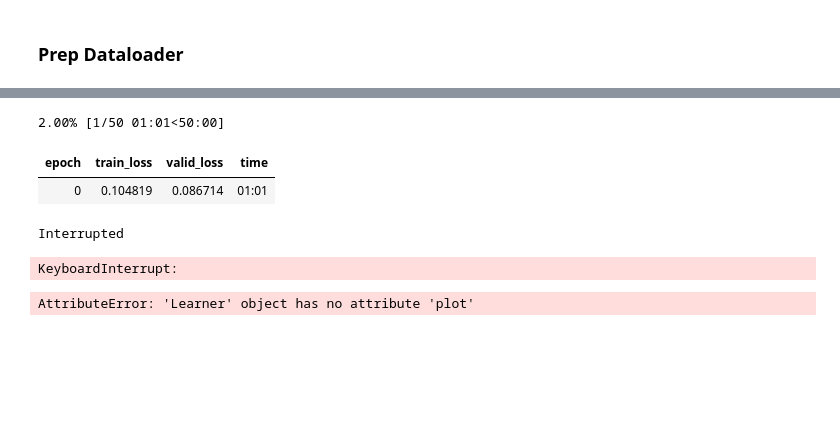
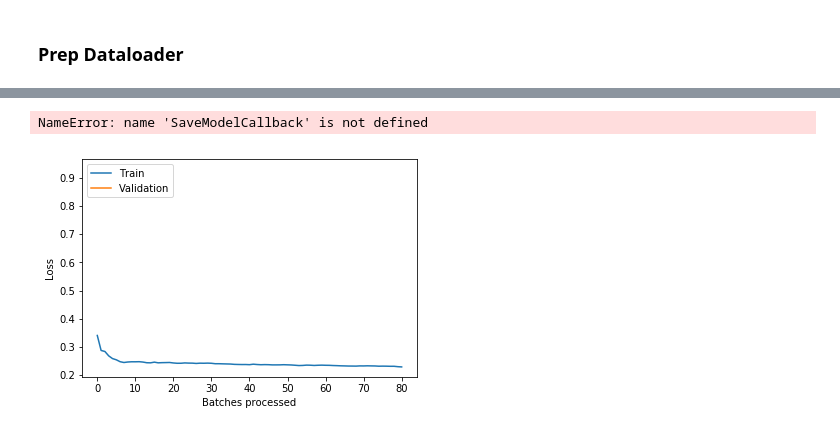
Before and after one commit to SudoSharma/datonymous, a Jupyter notebook: face_blur_sandbox.ipynb, the cells around one changed output, grey strips where cells are left out. Drawn from its saved outputs; the diff is of its cells as text; code cells hidden in the pictures; blank space fills up the shorter version.

```diff
--- a/face_blur_sandbox.ipynb
+++ b/face_blur_sandbox.ipynb
@@ -123,15 +136,18 @@ LR Finder is complete, type {learner_name}.recorder.plot() to see the graph.
+# %%
+callbacks = [
+    SaveModelCallback(learn, monitor='valid_loss', name='anonnet'),
+    TerminateOnNaNCallback(),
+    GradientClipping(learn, clip=0.1),
+    ReduceLROnPlateauCallback(learn, patience=50, min_delta=0.001)]
+learn.callbacks.extend(callbacks)
+# %% [output]
+NameError: name 'SaveModelCallback' is not defined
 # %%
-learn.fit(50, 1e-1)
+learn.fit(5, 1e-1)
-# %% [output]
-2.00% [1/50 01:01<50:00]
-| epoch | train_loss | valid_loss | time |
-| 0 | 0.104819 | 0.086714 | 01:01 |
-Interrupted
-KeyboardInterrupt:
-# %%
-learn.plot.losses()
-# %% [output]
-AttributeError: 'Learner' object has no attribute 'plot'
+# %%
+learn.recorder.plot_losses()
+# %% [output]
+[figure, added]
 # %%
 learn.show_results()
 # %% [output]
```
Also changed, not shown: parts of 9 cells of this notebook.
